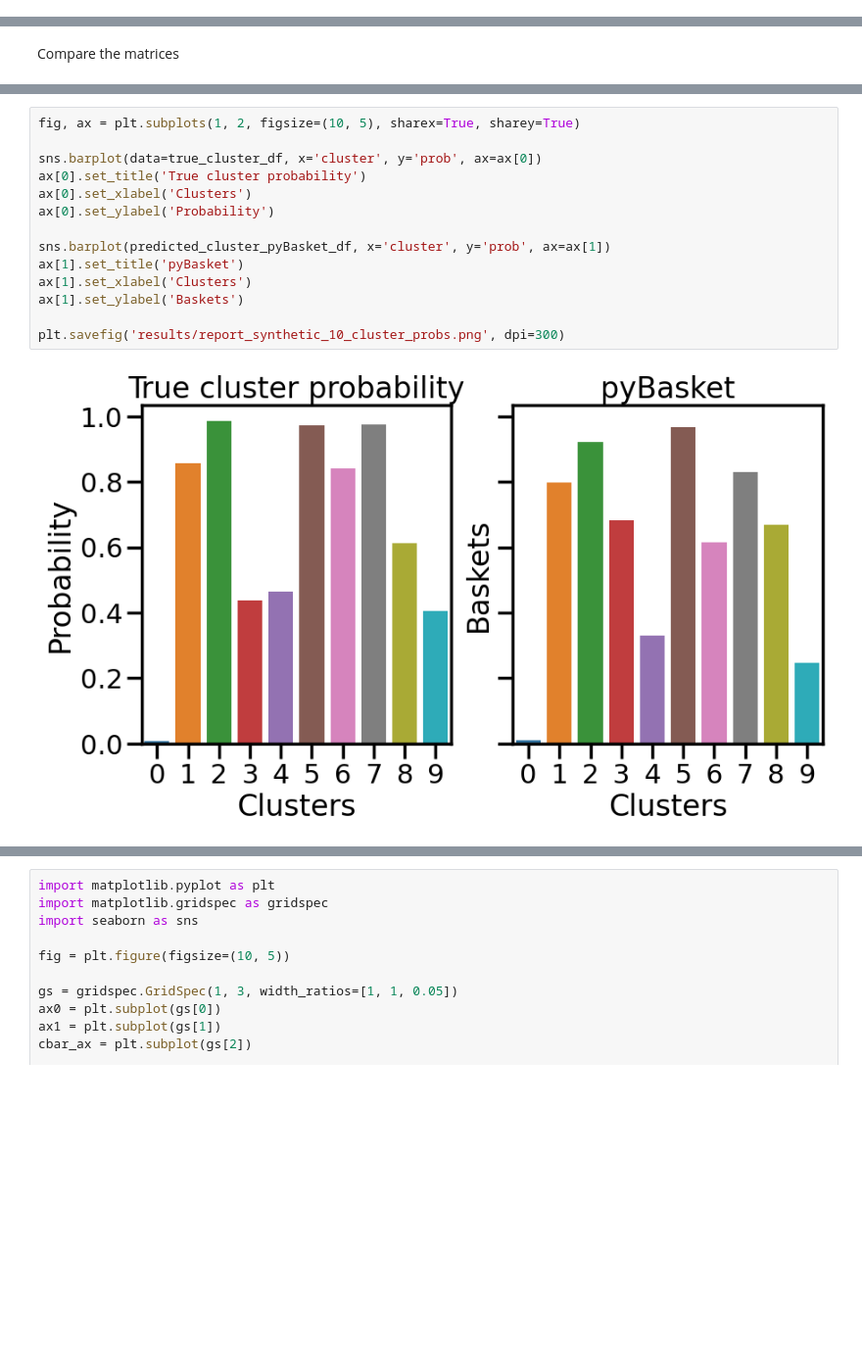
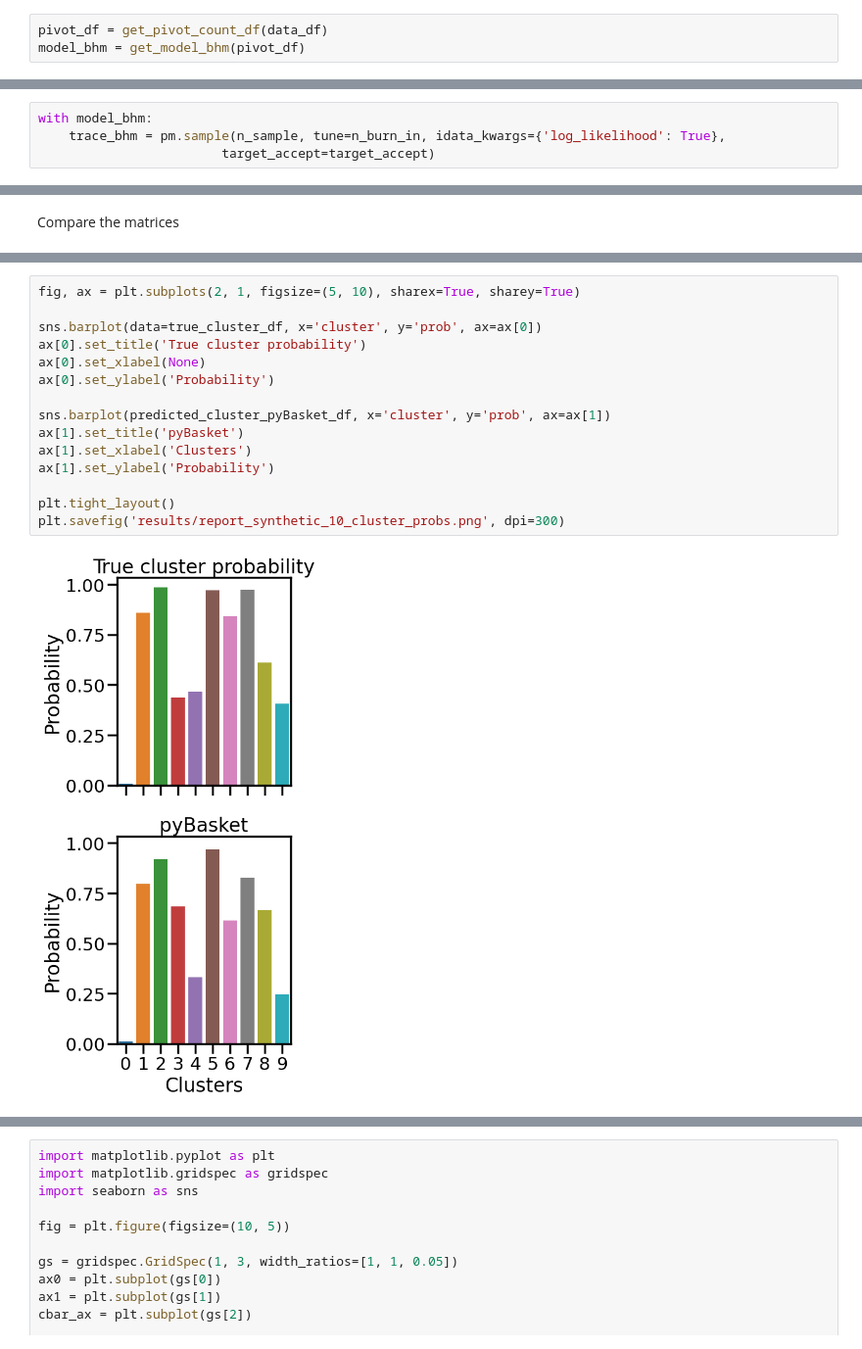
Before and after one commit to glasgowcompbio/pyBasket, a Jupyter notebook: paper/report_analysis_synthetic_cluster_10.ipynb, the cells around one changed output, grey strips where cells are left out. Shown at 98% size. Saved outputs shown, nothing was run; the diff lists cells and outputs as text; blank space fills up the shorter version.

```diff
--- a/paper/report_analysis_synthetic_cluster_10.ipynb
+++ b/paper/report_analysis_synthetic_cluster_10.ipynb
@@ -143,0 +147,3 @@ true_basket_p.shape, inferred_basket_p.shape, math.sqrt(mean_squared_error(true_
+# %%
+pivot_df = get_pivot_count_df(data_df)
+model_bhm = get_model_bhm(pivot_df)
@@ -143,0 +159,4 @@ true_basket_p.shape, inferred_basket_p.shape, math.sqrt(mean_squared_error(true_
+# %%
+with model_bhm:
+    trace_bhm = pm.sample(n_sample, tune=n_burn_in, idata_kwargs={'log_likelihood': True},
+                        target_accept=target_accept)
@@ -346,16 +418,17 @@ plt.savefig('results/report_synthetic_10_basket_probs.png', dpi=300)
 # %%
-fig, ax = plt.subplots(1, 2, figsize=(10, 5), sharex=True, sharey=True)
+fig, ax = plt.subplots(2, 1, figsize=(5, 10), sharex=True, sharey=True)
 
 sns.barplot(data=true_cluster_df, x='cluster', y='prob', ax=ax[0])
 ax[0].set_title('True cluster probability')
-ax[0].set_xlabel('Clusters')
+ax[0].set_xlabel(None)
 ax[0].set_ylabel('Probability')
 
 sns.barplot(predicted_cluster_pyBasket_df, x='cluster', y='prob', ax=ax[1])
 ax[1].set_title('pyBasket')
 ax[1].set_xlabel('Clusters')
-ax[1].set_ylabel('Baskets')
+ax[1].set_ylabel('Probability')
 
+plt.tight_layout()
 plt.savefig('results/report_synthetic_10_cluster_probs.png', dpi=300)
 # %% [output]
-[figure, old version]
+[figure, new version]
```
Also changed, not shown: parts of 34 cells of this notebook, 1 other file.
